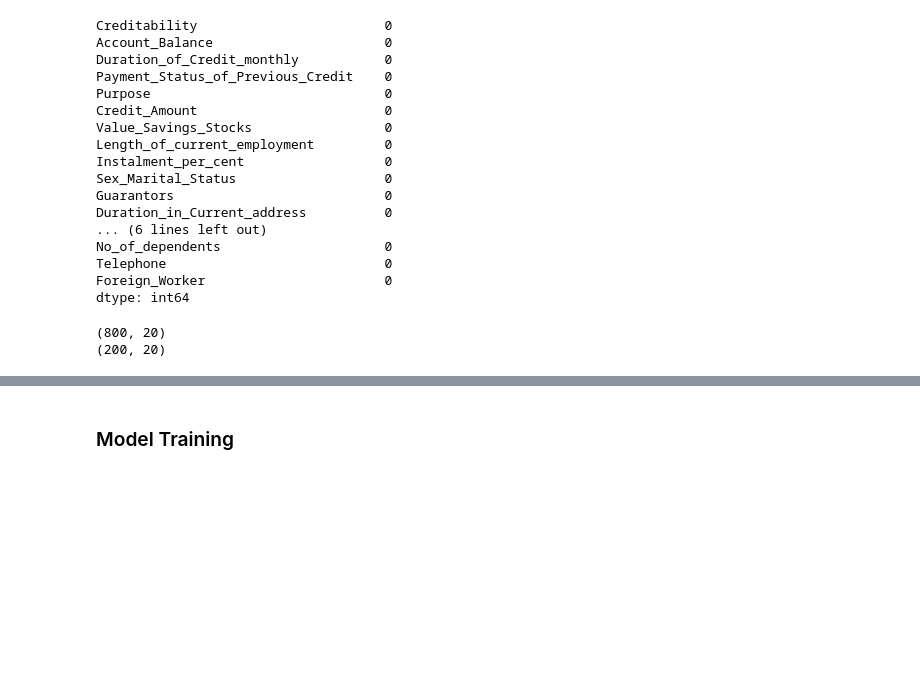
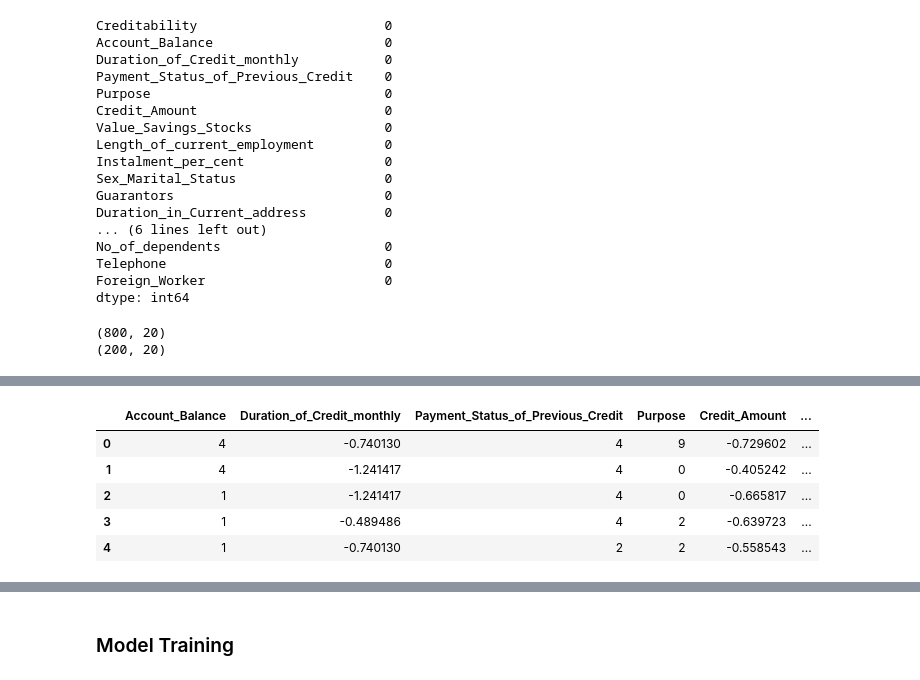
Before and after one commit to BabkenInants/BankRiskManagment, a Jupyter notebook: sample.ipynb, the cells around one changed output, grey strips where cells are left out. Cells and saved outputs as stored; diff of their text form; code cells hidden in the pictures; blank space fills up the shorter version.

```diff
--- a/sample.ipynb
+++ b/sample.ipynb
@@ -293,0 +301,9 @@ print(X_test.shape)
+# %%
+X_train_resampled.head(5)
+# %% [output]
+|  | Account_Balance | Duration_of_Credit_monthly | Payment_Status_of_Previous_Credit | Purpose | Credit_Amount | ... |
+| 0 | 4 | -0.740130 | 4 | 9 | -0.729602 | ... |
+| 1 | 4 | -1.241417 | 4 | 0 | -0.405242 | ... |
+| 2 | 1 | -1.241417 | 4 | 0 | -0.665817 | ... |
+| 3 | 1 | -0.489486 | 4 | 2 | -0.639723 | ... |
+| 4 | 1 | -0.740130 | 2 | 2 | -0.558543 | ... |
```
Also changed, not shown: parts of 8 cells of this notebook, 1 other file.
